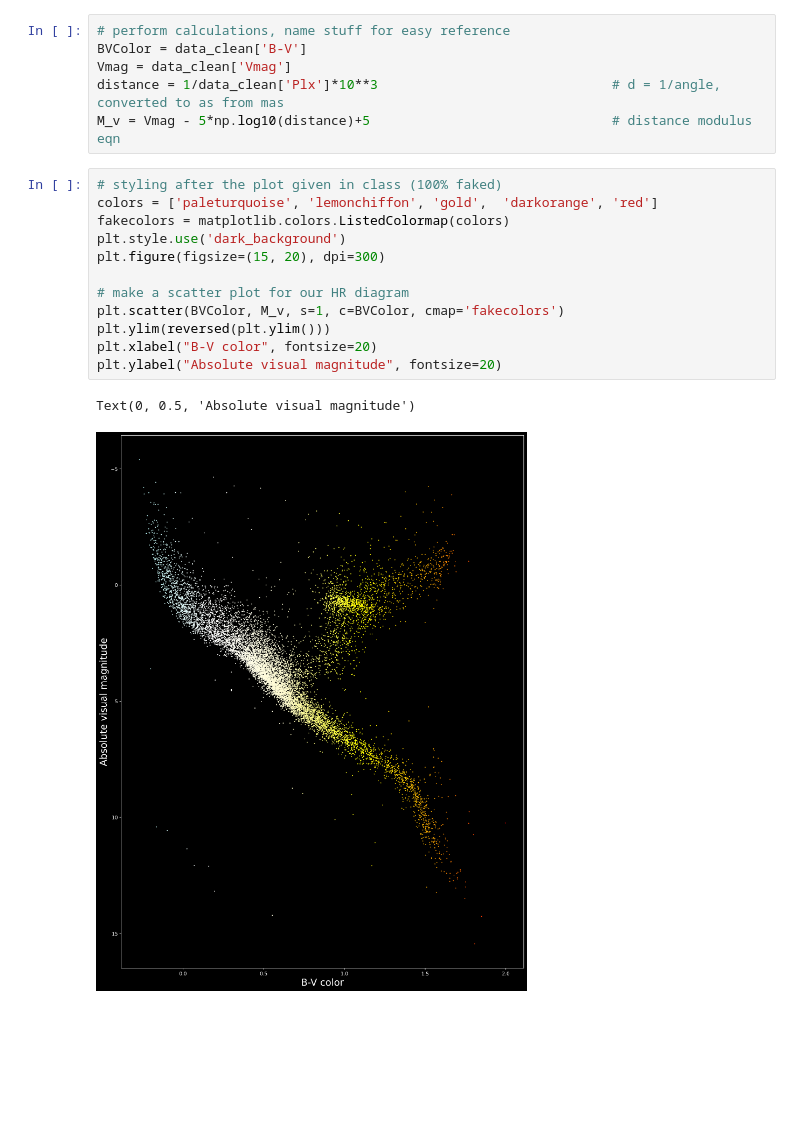
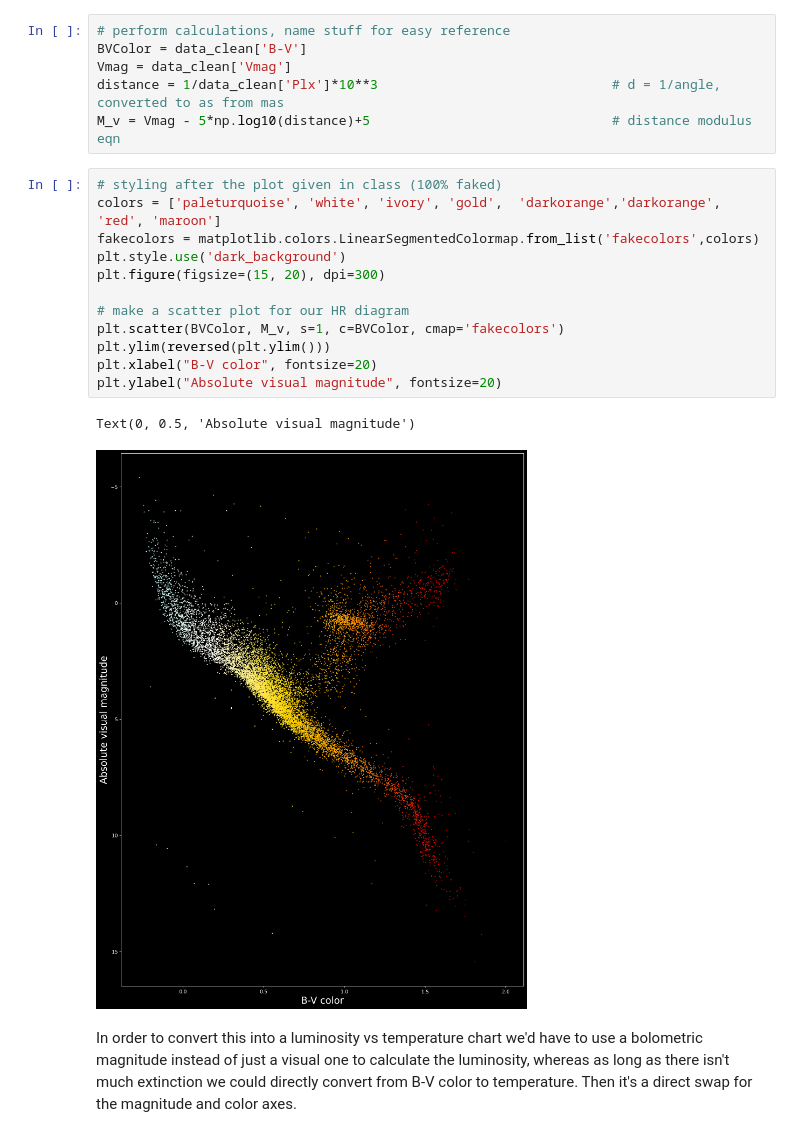
Before and after one commit to HomerTheChicken/PHYS3025Work, a Jupyter notebook: Homework/HW1.ipynb, the cells around one changed output. Drawn from its saved outputs; the diff is of its cells as text; blank space fills up the shorter version.

```diff
--- a/Homework/HW1.ipynb
+++ b/Homework/HW1.ipynb
@@ -43,16 +43,18 @@ distance = 1/data_clean['Plx']*10**3                              # d = 1/angle,
 M_v = Vmag - 5*np.log10(distance)+5                               # distance modulus eqn
 # %%
 # styling after the plot given in class (100% faked)
-colors = ['paleturquoise', 'lemonchiffon', 'gold',  'darkorange', 'red']
-fakecolors = matplotlib.colors.ListedColormap(colors)
+colors = ['paleturquoise', 'white', 'ivory', 'gold',  'darkorange','darkorange', 'red', 'maroon']
+fakecolors = matplotlib.colors.LinearSegmentedColormap.from_list('fakecolors',colors)
 plt.style.use('dark_background')
 plt.figure(figsize=(15, 20), dpi=300)
 
 # make a scatter plot for our HR diagram
 plt.scatter(BVColor, M_v, s=1, c=BVColor, cmap='fakecolors')
 plt.ylim(reversed(plt.ylim()))
 plt.xlabel("B-V color", fontsize=20)
 plt.ylabel("Absolute visual magnitude", fontsize=20)
 # %% [output]
 Text(0, 0.5, 'Absolute visual magnitude')
-[figure, old version]
+[figure, new version]
+# %% [markdown]
+In order to convert this into a luminosity vs temperature chart we'd have to use a bolometric magnitude instead of just a visual one to calculate the luminosity, whereas as long as there isn't much extinction we could directly convert from  B-V color to temperature. Then it's a direct swap for the magnitude and color axes.
```
Also changed, not shown: parts of 1 cell of this notebook.
